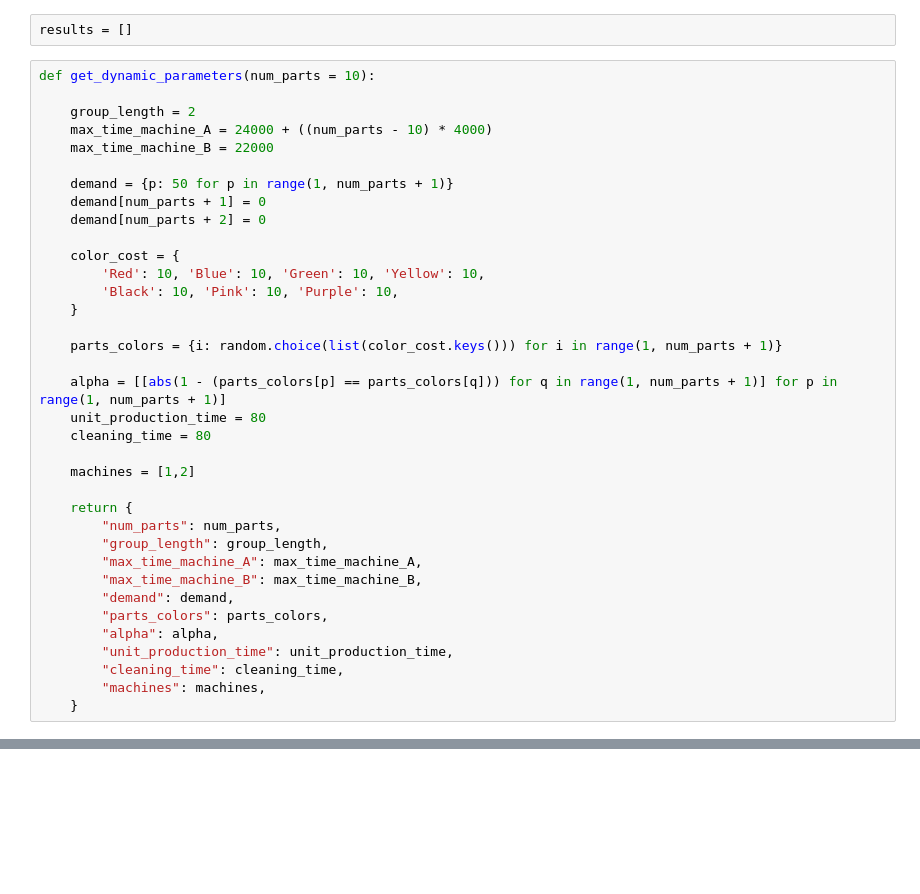
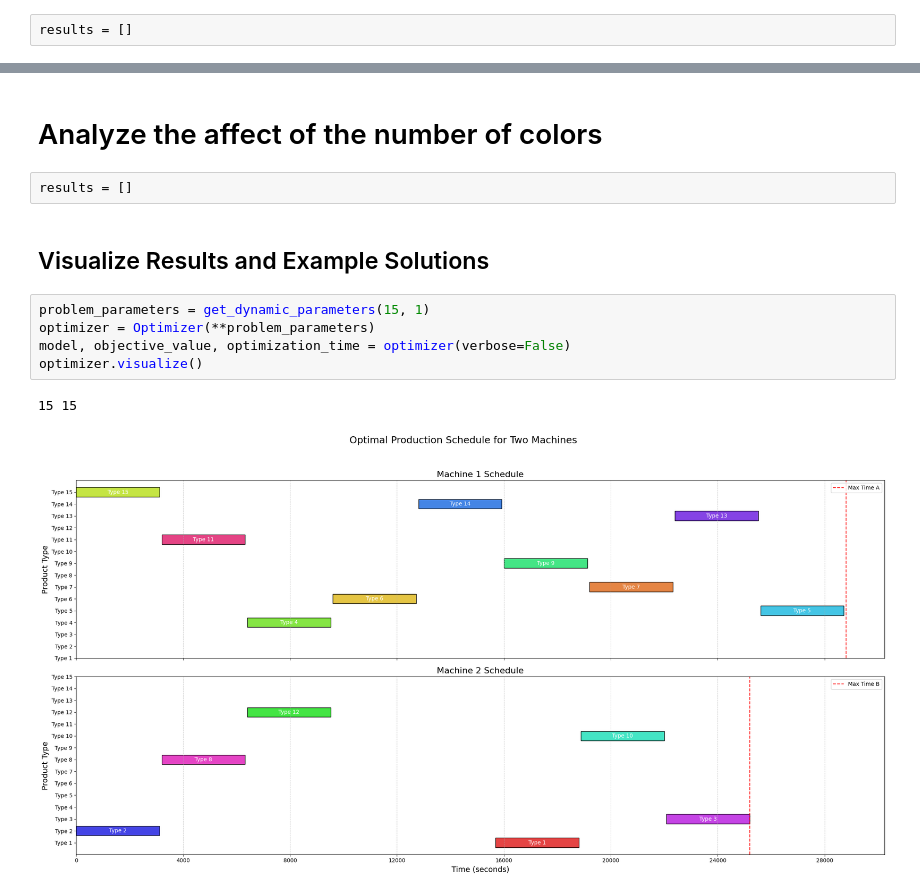
Before and after one commit to emrekuruu/Production_Planning, a Jupyter notebook: demo.ipynb, the cells around one changed output, grey strips where cells are left out. Drawn from its saved outputs; the diff is of its cells as text; blank space fills up the shorter version.

Commit message:
feat: analyze the affects of num_parts and color variety

```diff
--- a/demo.ipynb
+++ b/demo.ipynb
@@ -12,38 +66,2 @@ np.random.seed(42)
 # %%
 results = []
-# %%
-def get_dynamic_parameters(num_parts = 10):
-
-    group_length = 2
-    max_time_machine_A = 24000 + ((num_parts - 10) * 4000)
-    max_time_machine_B = 22000
-
-    demand = {p: 50 for p in range(1, num_parts + 1)}
-    demand[num_parts + 1] = 0
-    demand[num_parts + 2] = 0
-
-    color_cost = {
-        'Red': 10, 'Blue': 10, 'Green': 10, 'Yellow': 10,
-        'Black': 10, 'Pink': 10, 'Purple': 10,
-    }
-
-    parts_colors = {i: random.choice(list(color_cost.keys())) for i in range(1, num_parts + 1)}
-
-    alpha = [[abs(1 - (parts_colors[p] == parts_colors[q])) for q in range(1, num_parts + 1)] for p in range(1, num_parts + 1)]
-    unit_production_time = 80
-    cleaning_time = 80
-
-    machines = [1,2]
-
-    return {
-        "num_parts": num_parts,
-        "group_length": group_length,
-        "max_time_machine_A": max_time_machine_A,
-        "max_time_machine_B": max_time_machine_B,
-        "demand": demand,
-        "parts_colors": parts_colors,
-        "alpha": alpha,
-        "unit_production_time": unit_production_time,
-        "cleaning_time": cleaning_time,
-        "machines": machines,
-    }
@@ -154,0 +103,14 @@ tabu.visualize()
+# %% [markdown]
+# Analyze the affect of the number of colors
+# %%
+results = []
+# %% [markdown]
+## Visualize Results and Example Solutions
+# %%
+problem_parameters = get_dynamic_parameters(15, 1)
+optimizer = Optimizer(**problem_parameters)
+model, objective_value, optimization_time = optimizer(verbose=False)
+optimizer.visualize()
+# %% [output]
+15 15
+[figure, added]
```
Also changed, not shown: parts of 13 cells of this notebook, 3 other files.
